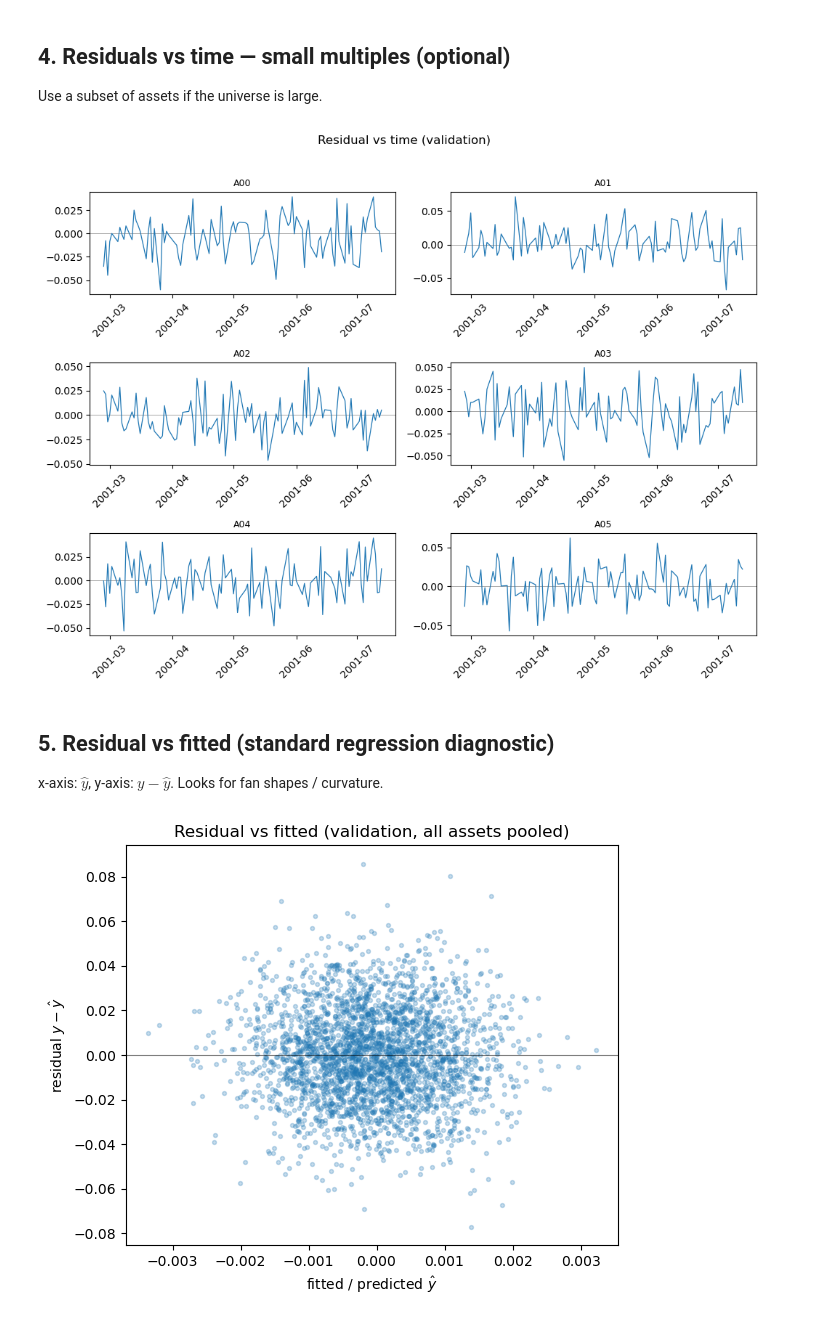
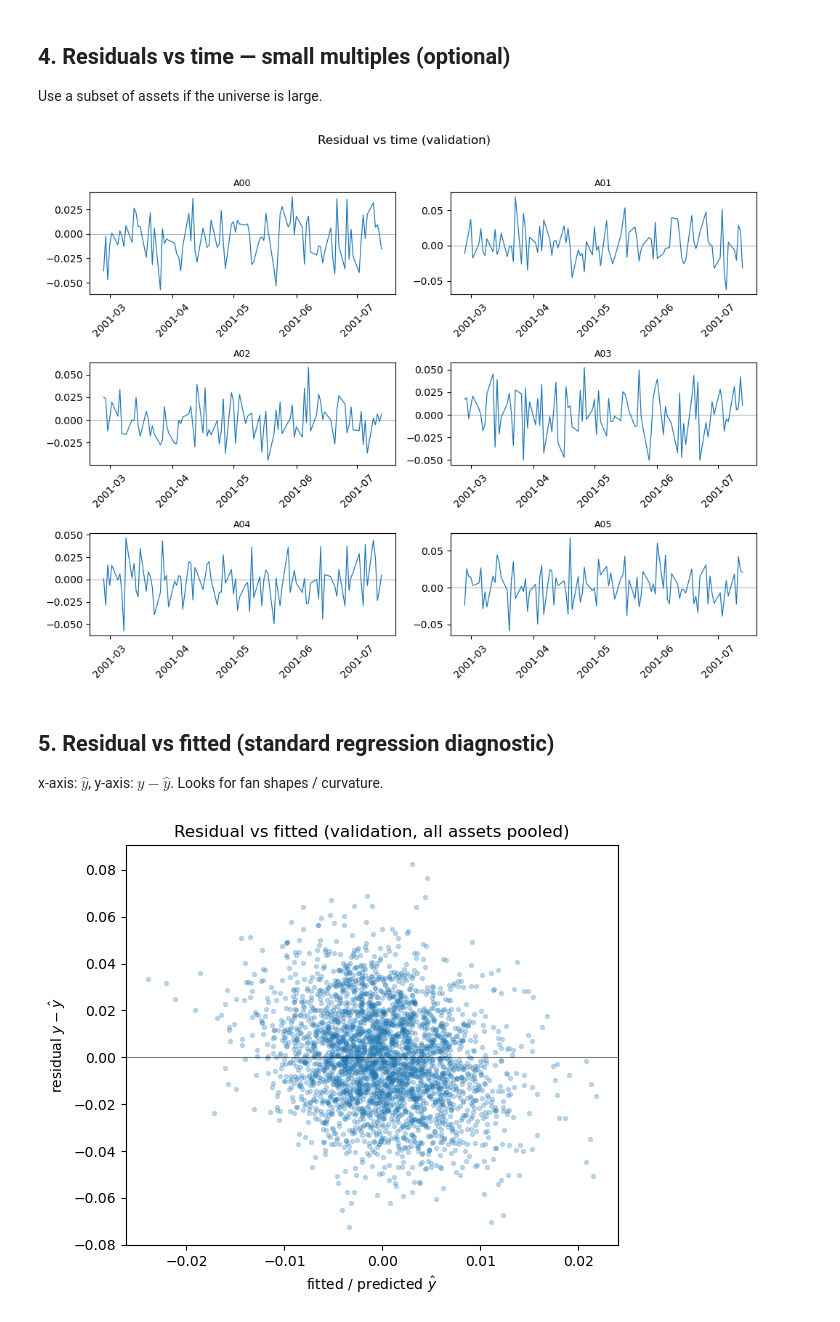
Before and after one commit to alexlinapp/portfolio-optim-methods, a Jupyter notebook: notebooks/residual_diagnostics.ipynb, the cells around one changed output. Drawn from its saved outputs; the diff is of its cells as text; code cells hidden in the pictures.

```diff
--- a/notebooks/residual_diagnostics.ipynb
+++ b/notebooks/residual_diagnostics.ipynb
@@ -34,7 +34,7 @@ from portfolio_optim.experiments.run_baseline import _date_splits
 Switch **`USE_SYNTHETIC`** / **`LOCAL_DIR`** to match how you run locally.
 # %%
 USE_SYNTHETIC = True
-LOCAL_DIR = Path(r"C:\path\to\stooq\folder")  # used if USE_SYNTHETIC is False
+LOCAL_DIR = Path(r"C:\Users\NODDL\projects\portfolio_optim\portfolio_optim1\data")  # used if USE_SYNTHETIC is False
 
 cfg = replace(BaselineConfig(), lookback=20)
 
@@ -60,5 +60,4 @@ pred = predict_rows_by_asset(models_by_asset, X, mindex, val_mask)
 yv = y[val_mask]
 
 residual = yv - pred  # shape matches pred and yv
-print("val rows:", residual.shape[0], "| features:", X.shape[1])
 # %% [output]
@@ -88,0 +87,24 @@ val_df.head()
+# %%
+# Baseline predictors (same row order as yv / pred before any sort)
+y_train = y[train_mask]
+X_val = X[val_mask]
+pred_zero = np.zeros_like(yv, dtype=float)
+pred_mean = np.full_like(yv, y_train.mean(), dtype=float)
+pred_persist = X_val[:, -1].astype(float)
+
+val_df = pd.DataFrame(
+    {
+        "date": dates_all[val_mask],
+        "asset": mindex.get_level_values("asset")[val_mask],
+        "y_actual": yv,
+        "y_pred": pred,
+        "pred_zero": pred_zero,
+        "pred_mean": pred_mean,
+        "pred_persist": pred_persist,
+    }
+)
+val_df["residual"] = val_df["y_actual"] - val_df["y_pred"]
+# Sort for display; all columns stay row-aligned
+val_df = val_df.sort_values(["asset", "date"]).reset_index(drop=True)
+
+val_df.head()
@@ -186,7 +226,7 @@ axes = np.atleast_1d(axes).ravel()
 
 for i, sym in enumerate(assets):
     ax = axes[i]
-    g = val_df[val_df["asset"] == sym]
+    g = val_df[val_df["asset"] == sym].sort_values("date")
     ax.axhline(0.0, color="k", lw=0.6, alpha=0.4)
     ax.plot(g["date"], g["residual"], lw=0.9)
     ax.set_title(sym, fontsize=9)
@@ -199,7 +239,7 @@ plt.suptitle("Residual vs time (validation)", y=1.02)
 plt.tight_layout()
 plt.show()
 # %% [output]
-[figure, old version]
+[figure, new version]
 # %% [markdown]
 ## 5. Residual vs **fitted** (standard regression diagnostic)
 
@@ -207,11 +247,11 @@ x-axis: $\hat{y}$, y-axis: $y - \hat{y}$. Looks for fan shapes / curvature.
 # %%
 fig, ax = plt.subplots(figsize=(6, 5))
 ax.axhline(0.0, color="k", lw=0.8, alpha=0.5)
-ax.scatter(pred, residual, s=8, alpha=0.25)
+ax.scatter(val_df["y_pred"], val_df["residual"], s=8, alpha=0.25)
 ax.set_xlabel(r"fitted / predicted $\hat{y}$")
 ax.set_ylabel(r"residual $y - \hat{y}$")
 ax.set_title("Residual vs fitted (validation, all assets pooled)")
 plt.tight_layout()
 plt.show()
 # %% [output]
-[figure, old version]
+[figure, new version]
```
Also changed, not shown: parts of 9 cells of this notebook, 1 other file.
